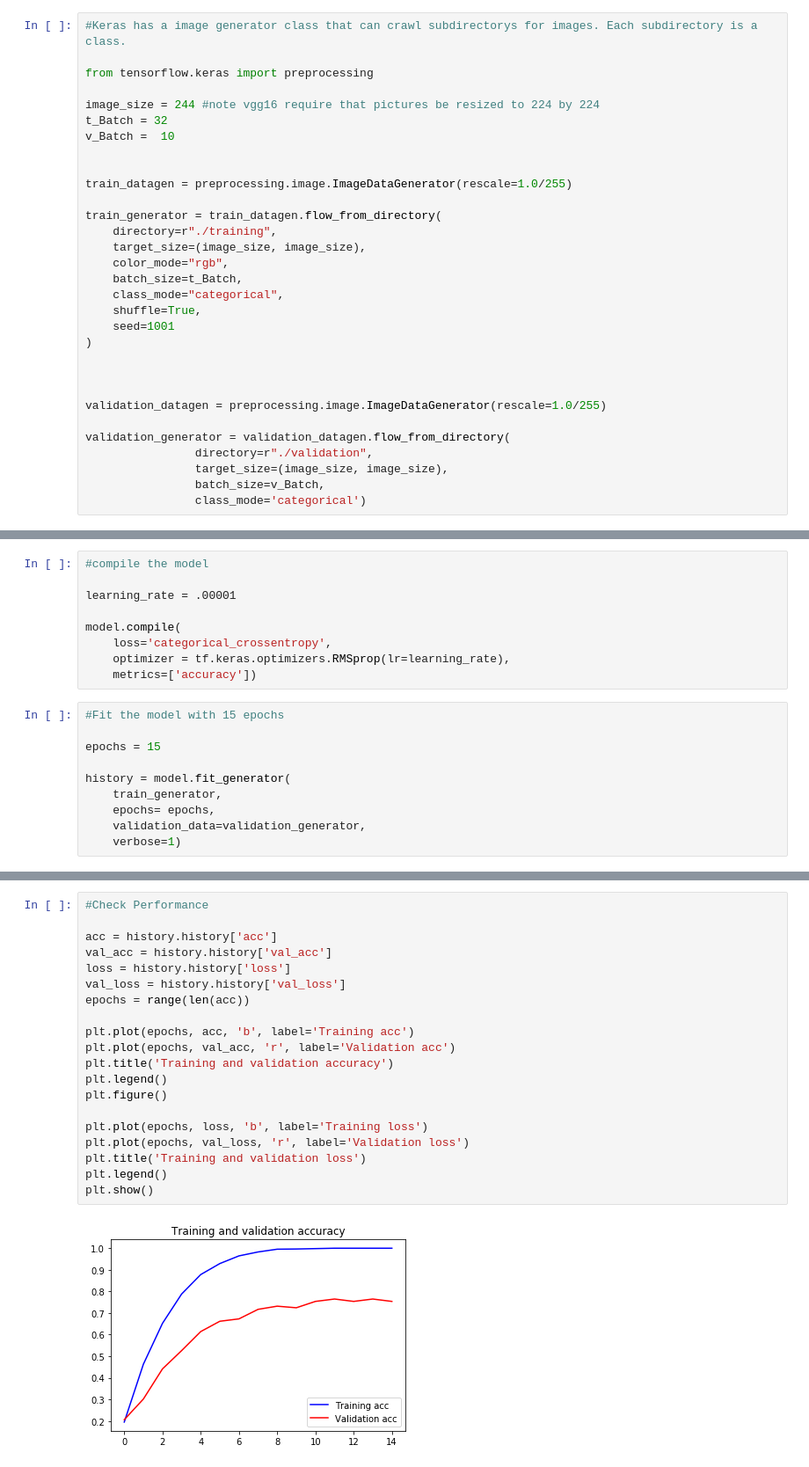
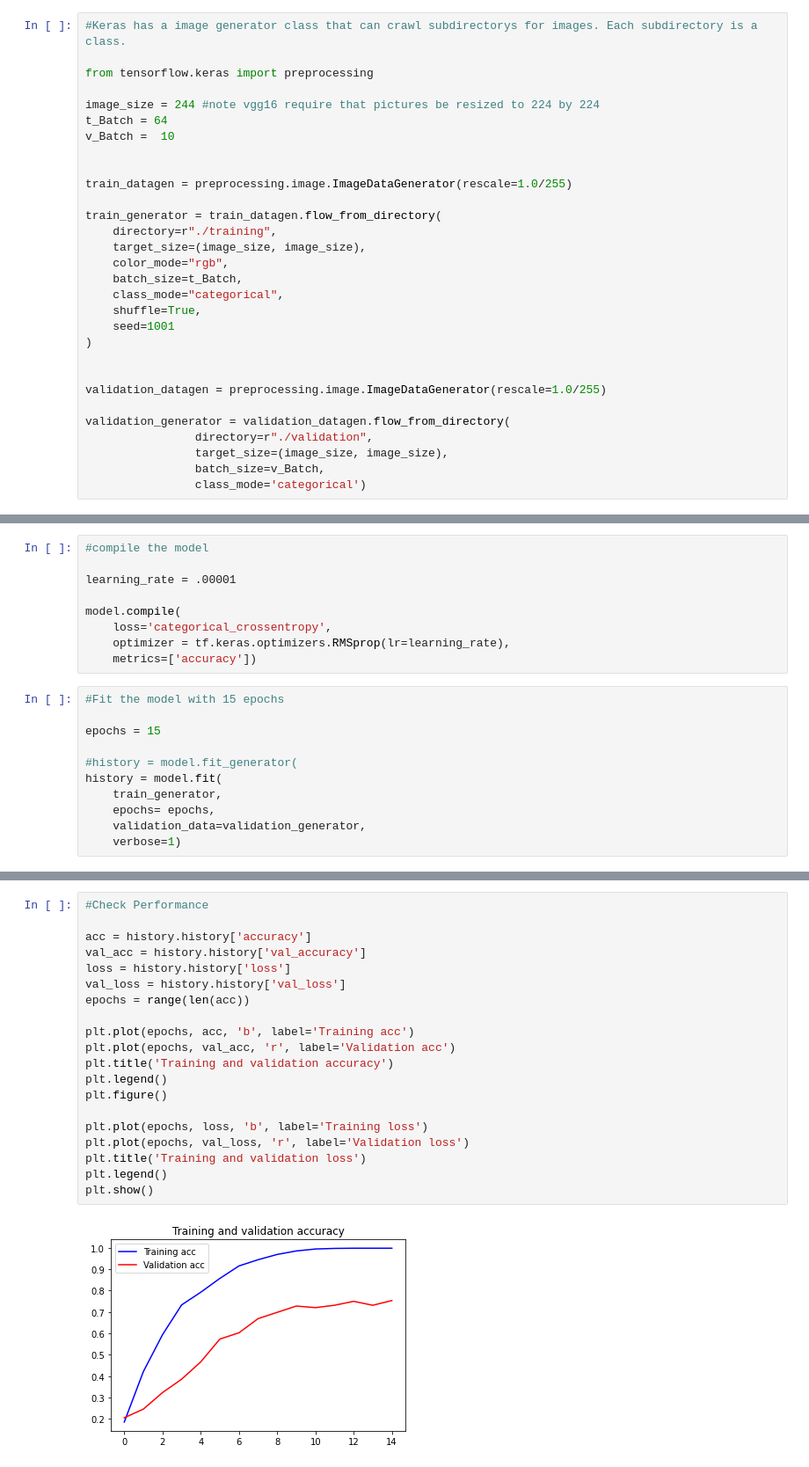
Before and after one commit to acportfolio/acportfolio, a Jupyter notebook: Transfer_Learning_CNN_Monkey_Classification.ipynb, the cells around one changed output, grey strips where cells are left out. Shown at 88% size. Drawn from its saved outputs; the diff is of its cells as text.

```diff
--- a/Transfer_Learning_CNN_Monkey_Classification.ipynb
+++ b/Transfer_Learning_CNN_Monkey_Classification.ipynb
@@ -85,7 +82,7 @@ for i in range(1,5):
 from tensorflow.keras import preprocessing
 
 image_size = 244 #note vgg16 require that pictures be resized to 224 by 224
-t_Batch = 32
+t_Batch = 64
 v_Batch =  10
 
 
@@ -102,7 +99,6 @@ train_generator = train_datagen.flow_from_directory(
 )
 
 
-
 validation_datagen = preprocessing.image.ImageDataGenerator(rescale=1.0/255)
 
 validation_generator = validation_datagen.flow_from_directory(
@@ -169,7 +162,8 @@ model.compile(
 
 epochs = 15
 
-history = model.fit_generator(
+#history = model.fit_generator(
+history = model.fit(
     train_generator,
     epochs= epochs,
     validation_data=validation_generator,
@@ -195,22 +189,22 @@ Epoch 15/15
 # %%
 #Check Performance
 
-acc = history.history['acc']
-val_acc = history.history['val_acc']
+acc = history.history['accuracy']
+val_acc = history.history['val_accuracy']
 loss = history.history['loss']
 val_loss = history.history['val_loss']
 epochs = range(len(acc))
 
 plt.plot(epochs, acc, 'b', label='Training acc')
 plt.plot(epochs, val_acc, 'r', label='Validation acc')
 plt.title('Training and validation accuracy')
 plt.legend()
 plt.figure()
 
 plt.plot(epochs, loss, 'b', label='Training loss')
 plt.plot(epochs, val_loss, 'r', label='Validation loss')
 plt.title('Training and validation loss')
 plt.legend()
 plt.show()
 # %% [output]
-[figure, old version]
+[figure, new version]
```
Also changed, not shown: parts of 12 cells of this notebook, 1 other file.
